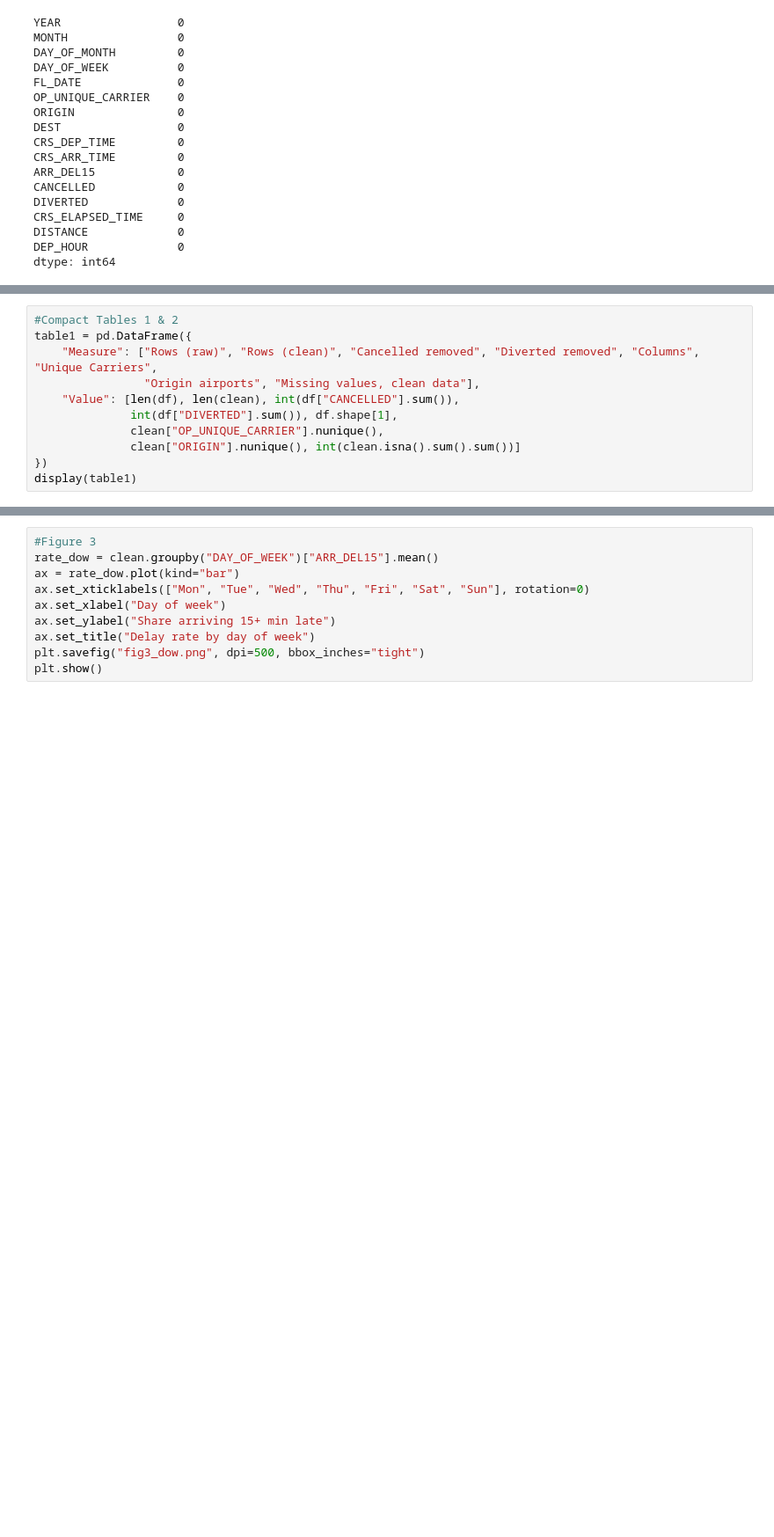
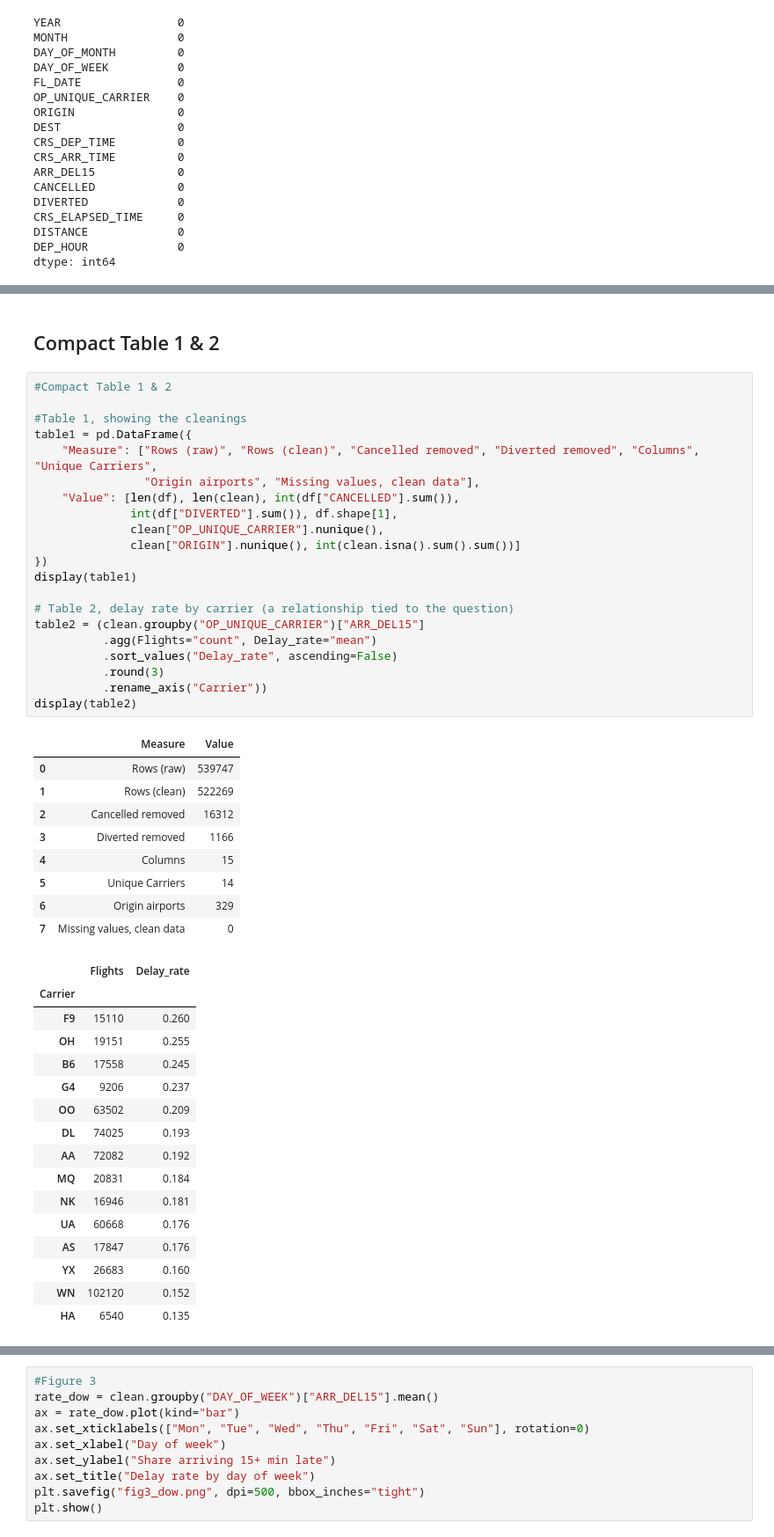
Before and after one commit to clejdan/4300, a Jupyter notebook: Course_Project/checkpoint_1_fixed.ipynb, the cells around one changed output, grey strips where cells are left out. Shown at 88% size. Drawn from its saved outputs; the diff is of its cells as text; blank space fills up the shorter version.

```diff
--- a/Course_Project/checkpoint_1_fixed.ipynb
+++ b/Course_Project/checkpoint_1_fixed.ipynb
@@ -255,11 +256,49 @@ print("Delay rate:", clean["ARR_DEL15"].mean().round(4))
+# %% [markdown]
+## Compact Table 1 & 2
 # %%
-#Compact Tables 1 & 2
+#Compact Table 1 & 2
+
+#Table 1, showing the cleanings
 table1 = pd.DataFrame({
     "Measure": ["Rows (raw)", "Rows (clean)", "Cancelled removed", "Diverted removed", "Columns", "Unique Carriers",
                 "Origin airports", "Missing values, clean data"],
     "Value": [len(df), len(clean), int(df["CANCELLED"].sum()),
               int(df["DIVERTED"].sum()), df.shape[1],
               clean["OP_UNIQUE_CARRIER"].nunique(),
               clean["ORIGIN"].nunique(), int(clean.isna().sum().sum())]
 })
 display(table1)
+
+# Table 2, delay rate by carrier (a relationship tied to the question)
+table2 = (clean.groupby("OP_UNIQUE_CARRIER")["ARR_DEL15"]
+          .agg(Flights="count", Delay_rate="mean")
+          .sort_values("Delay_rate", ascending=False)
+          .round(3)
+          .rename_axis("Carrier"))
+display(table2)
+# %% [output]
+|  | Measure | Value |
+| 0 | Rows (raw) | 539747 |
+| 1 | Rows (clean) | 522269 |
+| 2 | Cancelled removed | 16312 |
+| 3 | Diverted removed | 1166 |
+| 4 | Columns | 15 |
+| 5 | Unique Carriers | 14 |
+| 6 | Origin airports | 329 |
+| 7 | Missing values, clean data | 0 |
+|  | Flights | Delay_rate |
+| Carrier |  |  |
+| F9 | 15110 | 0.260 |
+| OH | 19151 | 0.255 |
+| B6 | 17558 | 0.245 |
+| G4 | 9206 | 0.237 |
+| OO | 63502 | 0.209 |
+| DL | 74025 | 0.193 |
+| AA | 72082 | 0.192 |
+| MQ | 20831 | 0.184 |
+| NK | 16946 | 0.181 |
+| UA | 60668 | 0.176 |
+| AS | 17847 | 0.176 |
+| YX | 26683 | 0.160 |
+| WN | 102120 | 0.152 |
+| HA | 6540 | 0.135 |
```
Also changed, not shown: parts of 13 cells of this notebook, 30 other files.
